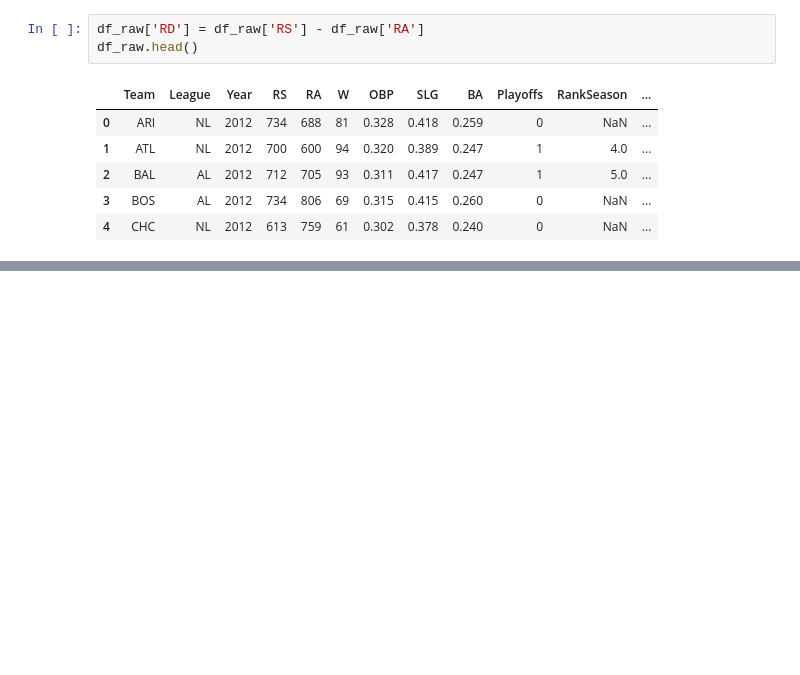
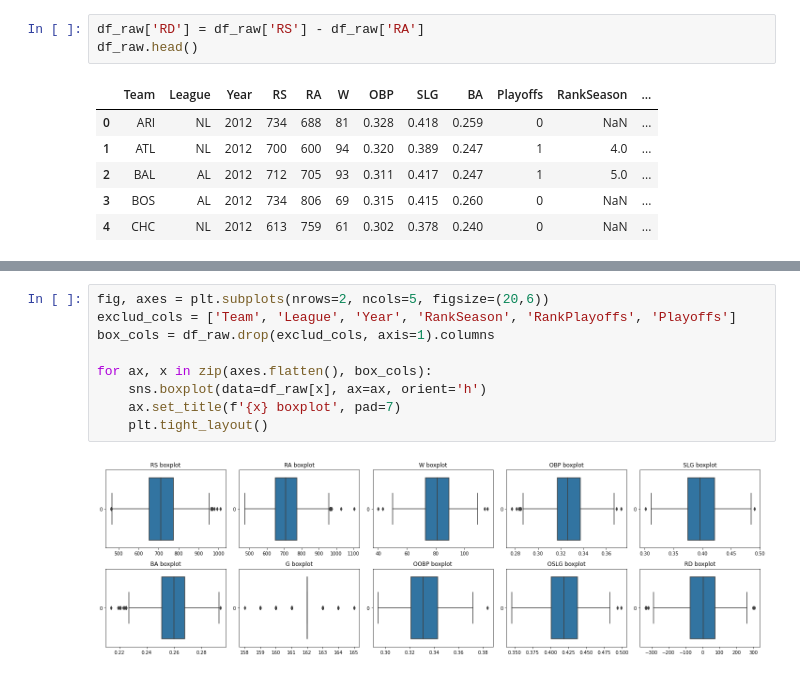
Before and after one commit to paciencia/moneyball_sandbox, a Jupyter notebook: notebooks/Moneyball.ipynb, the cells around one changed output, grey strips where cells are left out. Drawn from its saved outputs; the diff is of its cells as text; blank space fills up the shorter version.

```diff
--- a/notebooks/Moneyball.ipynb
+++ b/notebooks/Moneyball.ipynb
@@ -211,0 +134,11 @@ sns.heatmap(confusion_matrix(y_test,y_pred_knn9), annot=True, fmt='d');
+# %%
+fig, axes = plt.subplots(nrows=2, ncols=5, figsize=(20,6))
+exclud_cols = ['Team', 'League', 'Year', 'RankSeason', 'RankPlayoffs', 'Playoffs']
+box_cols = df_raw.drop(exclud_cols, axis=1).columns
+
+for ax, x in zip(axes.flatten(), box_cols):
+    sns.boxplot(data=df_raw[x], ax=ax, orient='h')
+    ax.set_title(f'{x} boxplot', pad=7)
+    plt.tight_layout()
+# %% [output]
+[figure, added]
```
Also changed, not shown: parts of 97 cells of this notebook.
